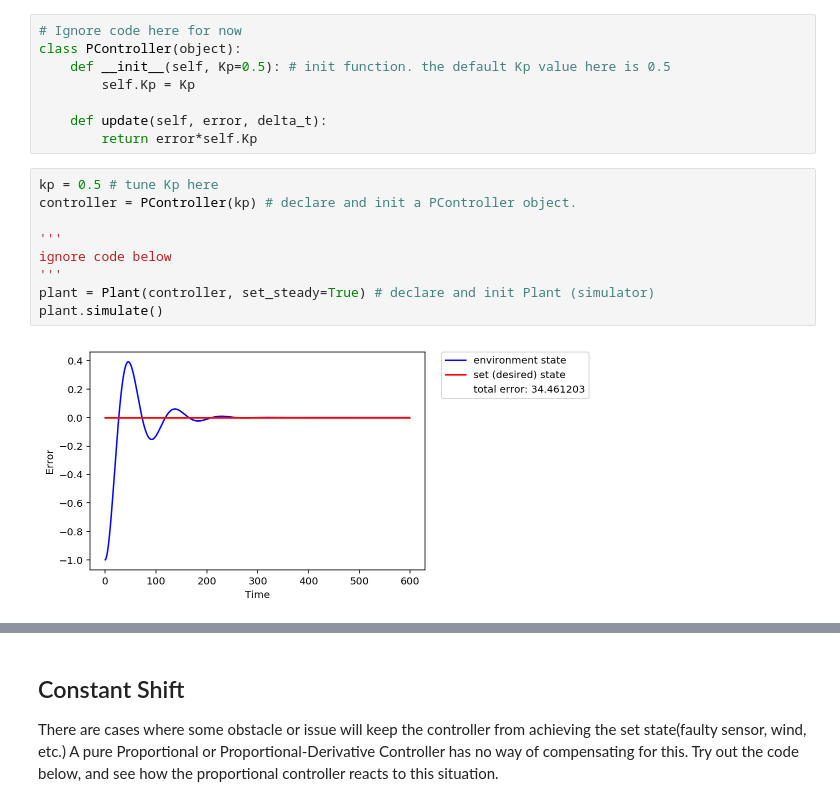
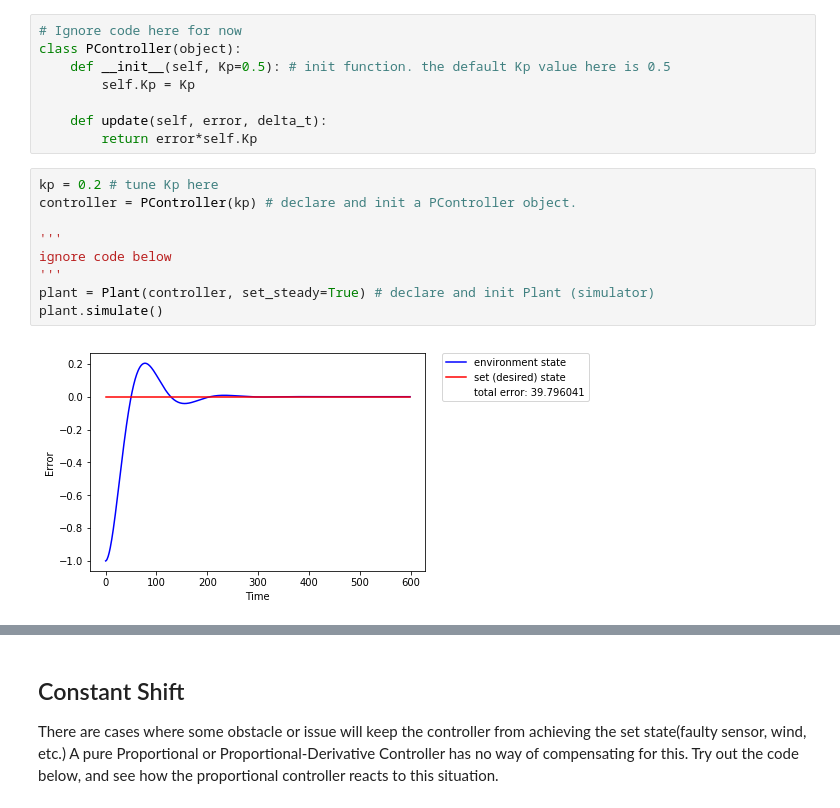
Before and after one commit to kemfic/pid-challenge, a Jupyter notebook: PIDChallenge.ipynb, the cells around one changed output, grey strips where cells are left out. Saved outputs shown, nothing was run; the diff lists cells and outputs as text.

```diff
--- a/PIDChallenge.ipynb
+++ b/PIDChallenge.ipynb
@@ -114,16 +114,16 @@ class PController(object):
     def update(self, error, delta_t):
         return error*self.Kp
 # %%
-kp = 0.5 # tune Kp here
+kp = 0.2 # tune Kp here
 controller = PController(kp) # declare and init a PController object.
 
 '''
 ignore code below
 '''
 plant = Plant(controller, set_steady=True) # declare and init Plant (simulator)
 plant.simulate()
 # %% [output]
-[figure, old version]
+[figure, new version]
 # %% [markdown]
 If you set Kp to a low value, it'll take a long time to reach the set state. However, if you set Kp too high, it'll oscillate quite a bit. However, you **can** get away with using a high Kp, by adding a derivative component.
 
```
Also changed, not shown: parts of 5 cells of this notebook, 1 other file.
